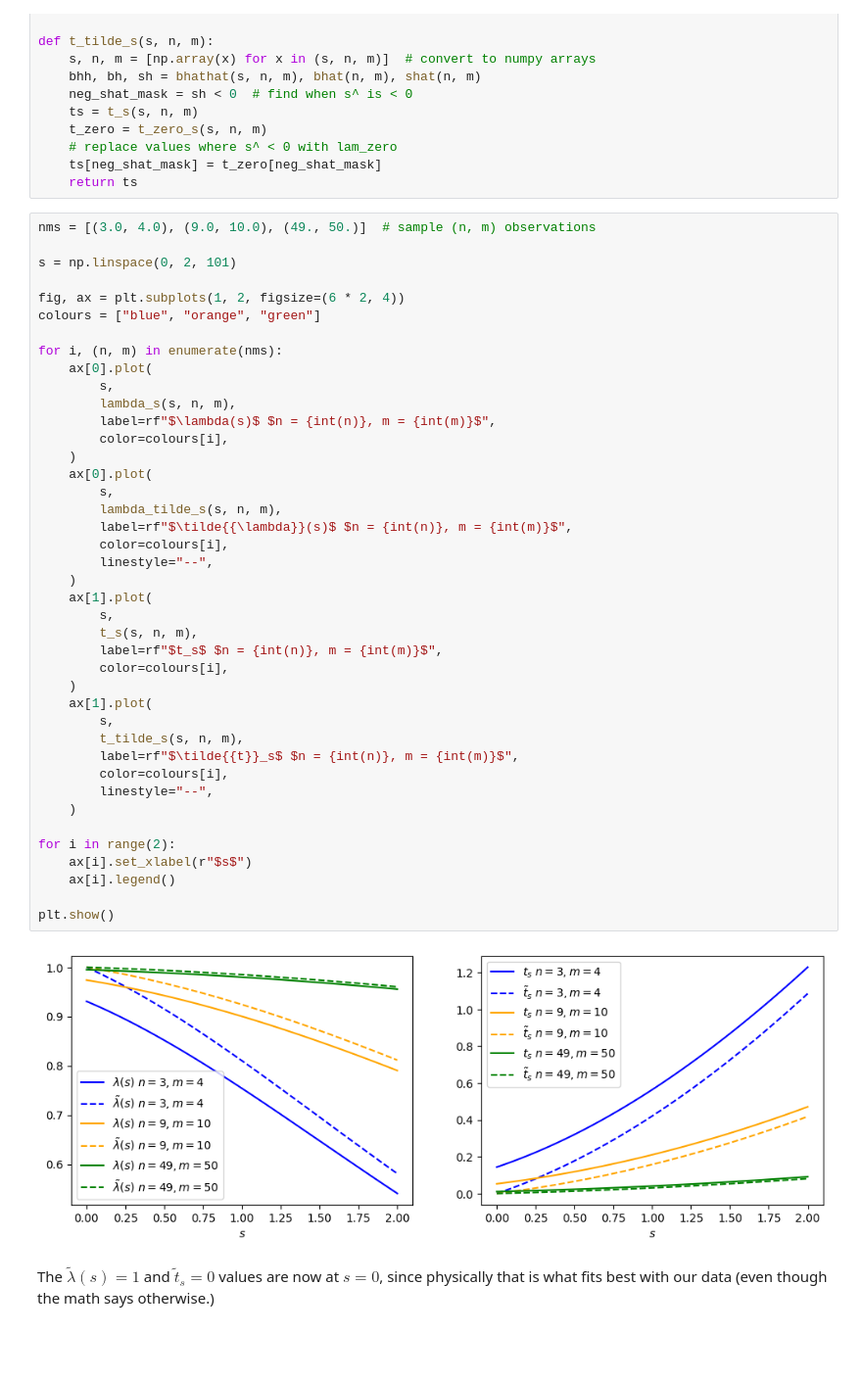
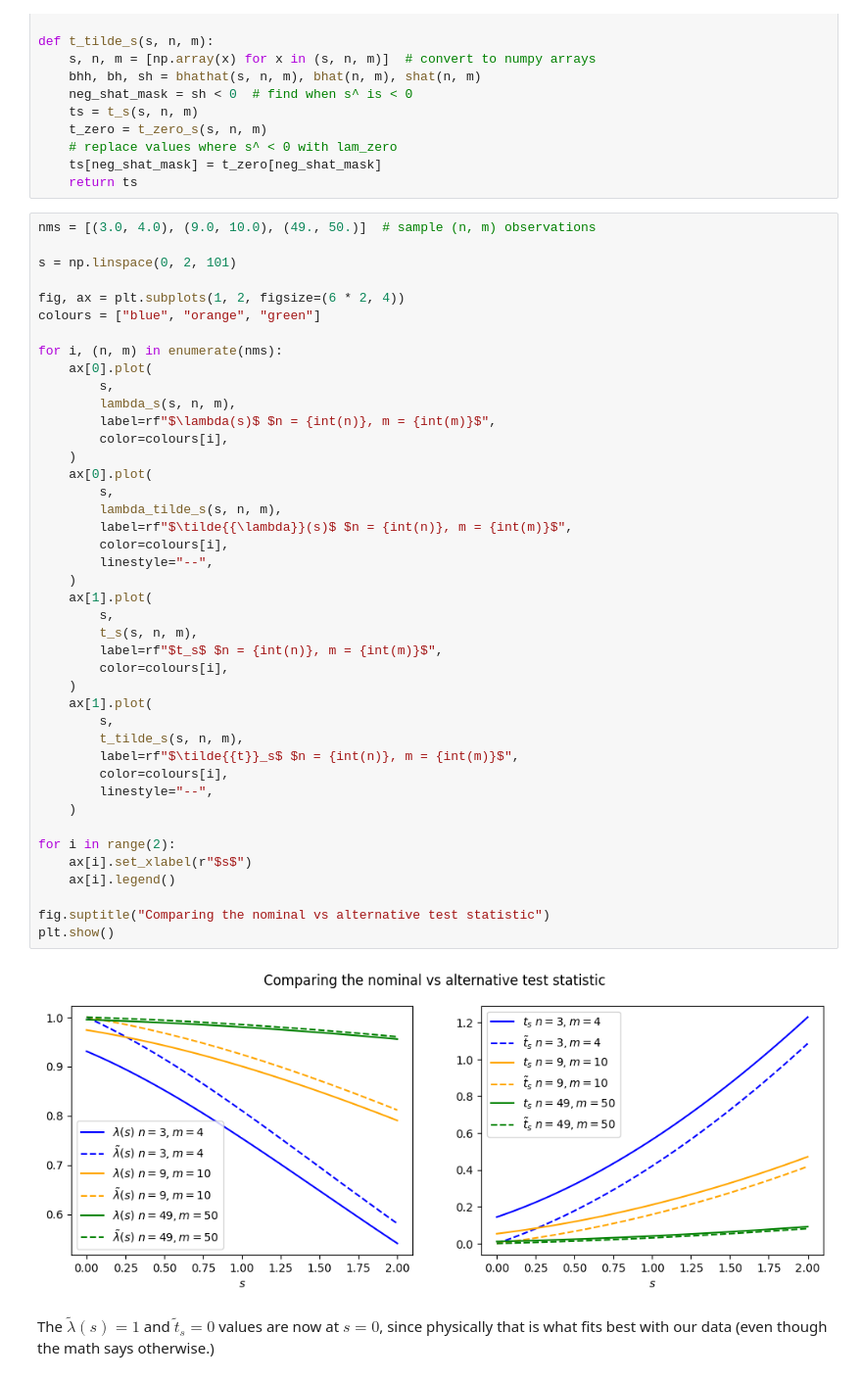
Before and after one commit to rkansal47/stats-for-hep, a Jupyter notebook: _sources/01-intro.ipynb, the cells around one changed output. Shown: that part at 98% size. Saved outputs shown, nothing was run; the diff lists cells and outputs as text; blank space fills up the shorter version.

```diff
--- a/_sources/01-intro.ipynb
+++ b/_sources/01-intro.ipynb
@@ -292,34 +305,35 @@ for i, (n, m) in enumerate(nms):
         label=rf"$\lambda(s)$ $n = {int(n)}, m = {int(m)}$",
         color=colours[i],
     )
     ax[0].plot(
         s,
         lambda_tilde_s(s, n, m),
         label=rf"$\tilde{{\lambda}}(s)$ $n = {int(n)}, m = {int(m)}$",
         color=colours[i],
         linestyle="--",
     )
     ax[1].plot(
         s,
         t_s(s, n, m),
         label=rf"$t_s$ $n = {int(n)}, m = {int(m)}$",
         color=colours[i],
     )
     ax[1].plot(
         s,
         t_tilde_s(s, n, m),
         label=rf"$\tilde{{t}}_s$ $n = {int(n)}, m = {int(m)}$",
         color=colours[i],
         linestyle="--",
     )
 
 for i in range(2):
     ax[i].set_xlabel(r"$s$")
     ax[i].legend()
 
+fig.suptitle("Comparing the nominal vs alternative test statistic")
 plt.show()
 # %% [output]
-[figure, old version]
+[figure, new version]
 # %% [markdown]
 The $\tilde{\lambda}(s) = 1$ and $\tilde{t}_s = 0$ values are now at $s = 0$, since physically that is what fits best with our data (even though the math says otherwise.)
 # %% [markdown]
```
Also changed, not shown: parts of 13 cells of this notebook, 37 other files.
